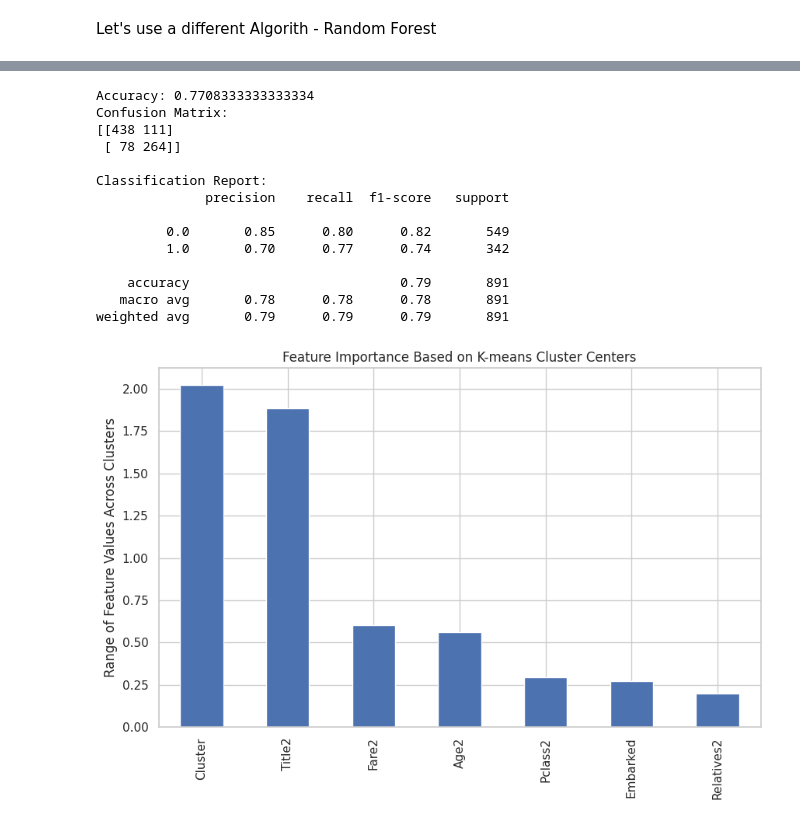
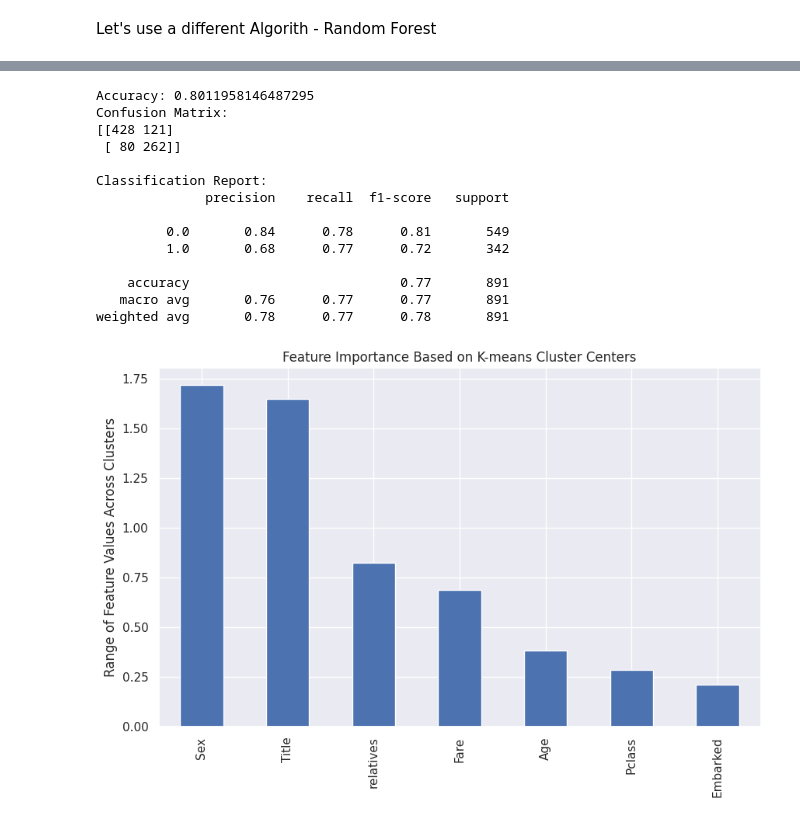
Before and after one commit to DarceCat/Adrian-Milroy, a Jupyter notebook: Titanic.ipynb, the cells around one changed output, grey strips where cells are left out. Cells and saved outputs as stored; diff of their text form; code cells hidden in the pictures.

```diff
--- a/Titanic.ipynb
+++ b/Titanic.ipynb
@@ -53,6 +53,8 @@ data = arff.loadarff(io.StringIO(file_content))
 # Step 4: Convert to a pandas DataFrame
 df = pd.DataFrame(data[0])
 
+df0 = df.copy()
+
 # Step 5: Display the first few rows of the DataFrame
 df.head()
 # %% [output]
@@ -261,12 +215,8 @@ Node 0: Title <= 1.50
 
 Let's do some deeper EDA
 # %%
-import matplotlib.pyplot as plt
-import seaborn as sns
-import pandas as pd
-
 # Set the style for seaborn
-sns.set(style="whitegrid")
+sns.set(style="darkgrid")
 
 # List of parameters to plot
 parameters = ['Pclass', 'Sex', 'Age', 'Fare', 'Embarked', 'relatives', 'Title']
@@ -307,11 +257,9 @@ plt.show()
 #Let's try to fit mathematical functions to model the each parameter in an attempt to seperate survived/non-survived in the most optimal fashion
 
 import numpy as np
-import seaborn as sns
-import matplotlib.pyplot as plt
 
 # Set the style for seaborn
-sns.set(style="whitegrid")
+sns.set(style="darkgrid")
 
 # List of parameters to plot
 parameters = ['Pclass', 'Sex', 'Age', 'Fare', 'Embarked', 'relatives', 'Title']
@@ -345,7 +293,7 @@ for i, param in enumerate(parameters):
         x_vals = np.linspace(df['Pclass'].min()-1, df['Pclass'].max(), 100)
         y_vals = 175 * (x_vals+1)**(-2)
 
-        axes[i].plot(x_vals, y_vals, color='green', label=r'y_vals = 175 * (x_vals+1)**(-2)', linewidth=1)
+        axes[i].plot(x_vals, y_vals, color='green', label=r'y_vals = 175(X+1)^(-2)', linewidth=1)
         axes[i].legend()
 
     if param == 'Title':
@@ -354,7 +302,7 @@ for i, param in enumerate(parameters):
         y_vals = -17.333 * (x_vals - 0.25) * (x_vals - 4) + 6
 
         # Plot the function on the 'Title' subplot
-        axes[i].plot(x_vals, y_vals, color='green', label=r'y_vals = -17.333 * (x_vals - 0.25) * (x_vals - 4) + 6', linewidth=1)
+        axes[i].plot(x_vals, y_vals, color='green', label=r'y_vals = -17.333(X - 0.25)(X - 4) + 6', linewidth=1)
         axes[i].legend()
 
     if param == 'relatives':
@@ -363,14 +311,14 @@ for i, param in enumerate(parameters):
         y_vals = -20*(x_vals+2)*(x_vals-4)*(x_vals-1)+0.4
 
         # Plot the function on the 'Title' subplot
-        axes[i].plot(x_vals, y_vals, color='green', label=r'y_vals = -20*(x_vals+2)*(x_vals-4)*(x_vals-1)+0.4', linewidth=1)
+        axes[i].plot(x_vals, y_vals, color='green', label=r'y_vals = -20(X+2)(X-4)(X-1)+0.4', linewidth=1)
         axes[i].legend()
 
     elif param == 'Fare':
         # Define the mathematical function for Fare2: y = x^3
         x_vals = np.linspace(df['Fare'].min(), df['Fare'].max(), 100)
         y_vals = 2*x_vals ** 3
-        axes[i].plot(x_vals, y_vals, color='green', label=r'y_vals = 2*x_vals ** 3', linewidth=1)
+        axes[i].plot(x_vals, y_vals, color='green', label=r'y_vals = 2X^3', linewidth=1)
         axes[i].legend()
 
 # Remove the empty subplot if the number of parameters is odd
@@ -672,7 +596,7 @@ import matplotlib.pyplot as plt
 import seaborn as sns
 
 # Drop the target variable for clustering
-X_cluster = df2.drop('Survived', axis=1)
+X_cluster = df0.drop('Survived', axis=1)
 
 # Standardize the features
 scaler = StandardScaler()
@@ -729,12 +653,12 @@ def map_clusters_to_labels(clusters, true_labels):
     return mapping
 
 # Map cluster labels to true labels
-cluster_to_label_mapping = map_clusters_to_labels(df2['Cluster'], df2['Survived'])
-mapped_labels = df2['Cluster'].map(cluster_to_label_mapping)
+cluster_to_label_mapping = map_clusters_to_labels(df0['Cluster'], df0['Survived'])
+mapped_labels = df0['Cluster'].map(cluster_to_label_mapping)
 
 # Evaluate the clusters
-conf_matrix = confusion_matrix(df2['Survived'], mapped_labels)
-class_report = classification_report(df2['Survived'], mapped_labels)
+conf_matrix = confusion_matrix(df0['Survived'], mapped_labels)
+class_report = classification_report(df0['Survived'], mapped_labels)
 
 print(f'Accuracy: {accuracy}')
 print('Confusion Matrix:')
@@ -742,41 +666,41 @@ print(conf_matrix)
 print('\nClassification Report:')
 print(class_report)
 # %% [output]
-Accuracy: 0.7708333333333334
+Accuracy: 0.8011958146487295
 Confusion Matrix:
-[[438 111]
- [ 78 264]]
+[[428 121]
+ [ 80 262]]
 
 Classification Report:
               precision    recall  f1-score   support
 
-         0.0       0.85      0.80      0.82       549
-         1.0       0.70      0.77      0.74       342
+         0.0       0.84      0.78      0.81       549
+         1.0       0.68      0.77      0.72       342
 
-    accuracy                           0.79       891
-   macro avg       0.78      0.78      0.78       891
-weighted avg       0.79      0.79      0.79       891
+    accuracy                           0.77       891
+   macro avg       0.76      0.77      0.77       891
+weighted avg       0.78      0.77      0.78       891
 # %%
 import numpy as np
 import pandas as pd
 
 # Get the cluster centers
 cluster_centers = kmeans.cluster_centers_
 
 # Create a DataFrame with the cluster centers
-centers_df = pd.DataFrame(cluster_centers, columns=X_cluster.columns)
+centers_df0 = pd.DataFrame(cluster_centers, columns=X_cluster.columns)
 
 # Calculate the range (max-min) for each feature across the cluster centers
-feature_ranges = centers_df.max() - centers_df.min()
+feature_ranges = centers_df0.max() - centers_df0.min()
 
 # Sort the features by the range
 sorted_features = feature_ranges.sort_values(ascending=False)
 
 # Plot the sorted feature ranges
 plt.figure(figsize=(10, 6))
 sorted_features.plot(kind='bar')
 plt.title('Feature Importance Based on K-means Cluster Centers')
 plt.ylabel('Range of Feature Values Across Clusters')
 plt.show()
 # %% [output]
-[figure, old version]
+[figure, new version]
```
Also changed, not shown: parts of 21 cells of this notebook.
